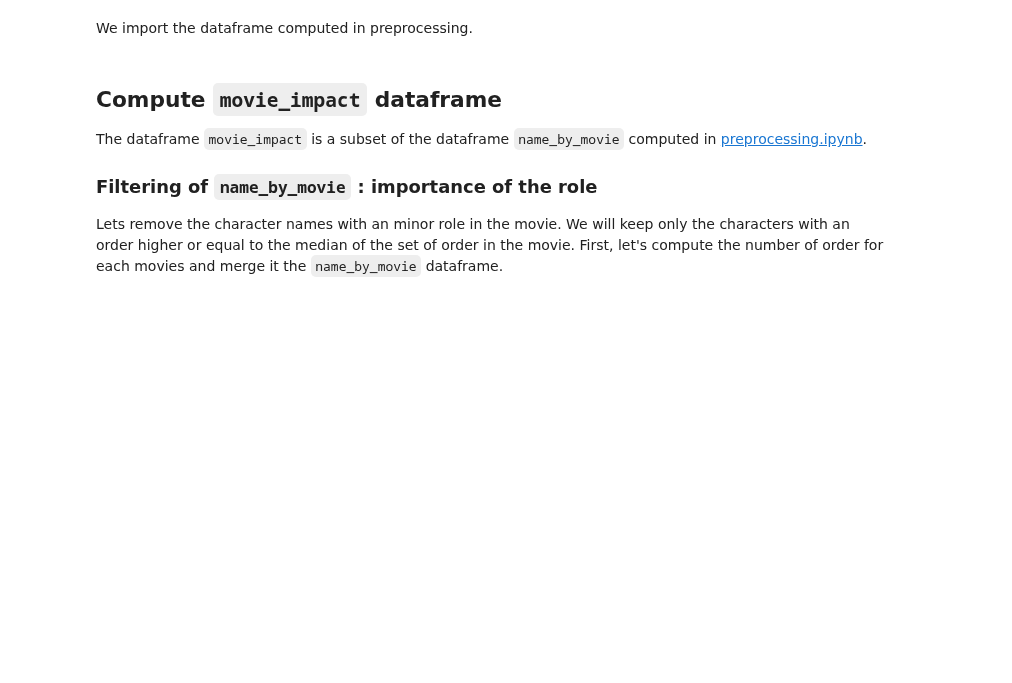
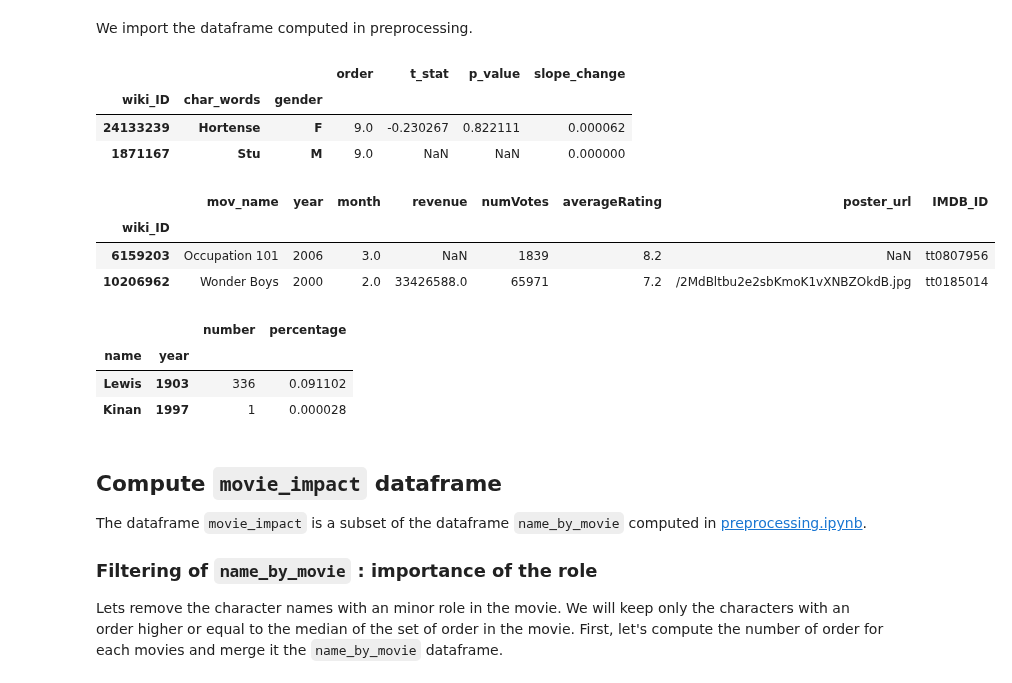
Before and after one commit to epfl-ada/ada-2023-project-abadakor, a Jupyter notebook: data/get_data_for_website.ipynb, the cells around one changed output. Cells and saved outputs as stored; diff of their text form; code cells hidden in the pictures; blank space fills up the shorter version.

Commit message:
Runned the get_data_for_website.ipynb (forgot in previous commit)

```diff
--- a/data/get_data_for_website.ipynb
+++ b/data/get_data_for_website.ipynb
@@ -27,18 +26,31 @@ We import the dataframe computed in preprocessing.
 # %%
 # import the name by movie
 name_by_movie_df = pd.read_csv(os.path.join(folder_processed_data_path, 'name_by_movie_ordered_pvalue_10_5_df.csv'))
 name_by_movie_df.set_index(['wiki_ID', 'char_words', 'gender'], inplace=True)
 display(name_by_movie_df.sample(2))
 
 # import the movie dataframe
 movie_df = pd.read_csv(os.path.join(folder_processed_data_path, 'movie_df.csv'))
 movie_df.set_index(['wiki_ID'], inplace=True)
 display(movie_df.sample(2))
 
 # import the name_by_movie dataframe
-baby_name_df = pd.read_csv(os.path.join(tmp_data_folder, 'zero_padding_baby_name_df.csv'))
+baby_name_df = pd.read_csv(os.path.join(folder_processed_data_path, 'baby_name_df.csv'))
 baby_name_df.set_index(['name', 'year'], inplace=True)
 display(baby_name_df.sample(2))
+# %% [output]
+|  |  |  | order | t_stat | p_value | slope_change |
+| wiki_ID | char_words | gender |  |  |  |  |
+| 24133239 | Hortense | F | 9.0 | -0.230267 | 0.822111 | 0.000062 |
+| 1871167 | Stu | M | 9.0 | NaN | NaN | 0.000000 |
+|  | mov_name | year | month | revenue | numVotes | averageRating | poster_url | IMDB_ID |
+| wiki_ID |  |  |  |  |  |  |  |  |
+| 6159203 | Occupation 101 | 2006 | 3.0 | NaN | 1839 | 8.2 | NaN | tt0807956 |
+| 10206962 | Wonder Boys | 2000 | 2.0 | 33426588.0 | 65971 | 7.2 | /2MdBltbu2e2sbKmoK1vXNBZOkdB.jpg | tt0185014 |
+|  |  | number | percentage |
+| name | year |  |  |
+| Lewis | 1903 | 336 | 0.091102 |
+| Kinan | 1997 | 1 | 0.000028 |
 # %% [markdown]
 ## Compute `movie_impact` dataframe
 
```
Also changed, not shown: parts of 36 cells of this notebook.
